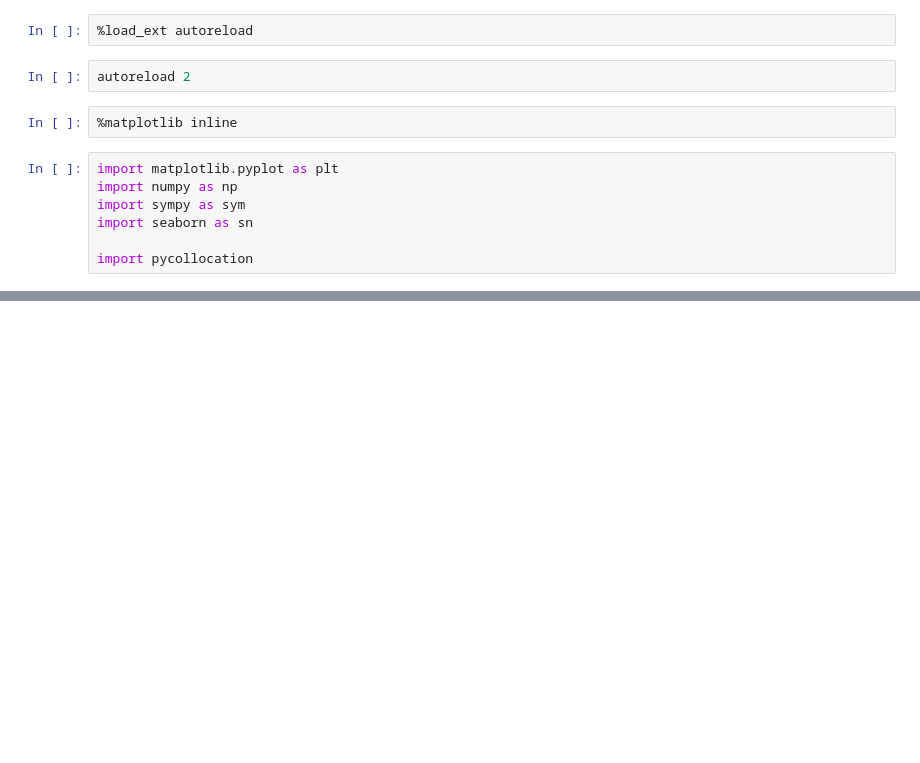
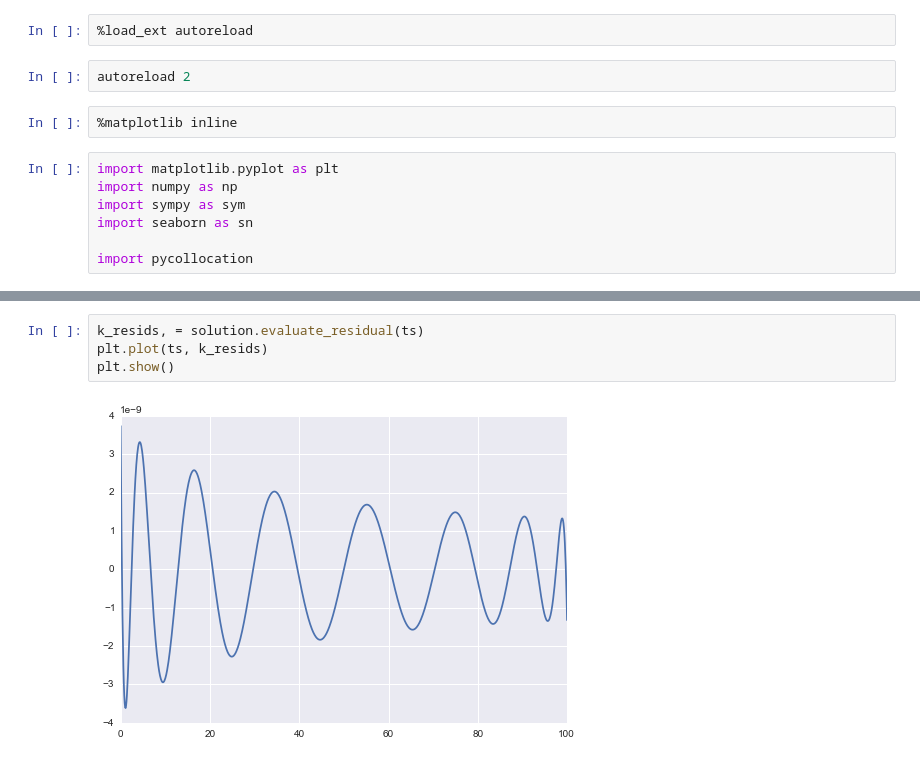
Before and after one commit to davidrpugh/pyCollocation, a Jupyter notebook: examples/solow-model.ipynb, the cells around one changed output, grey strips where cells are left out. Cells and saved outputs as stored; diff of their text form; blank space fills up the shorter version.

```diff
--- a/examples/solow-model.ipynb
+++ b/examples/solow-model.ipynb
@@ -118,0 +93,6 @@ plt.plot(ts, k_resids)
+# %%
+k_resids, = solution.evaluate_residual(ts)
+plt.plot(ts, k_resids)
+plt.show()
+# %% [output]
+[figure, added]
```
Also changed, not shown: parts of 40 cells of this notebook, 2 other files.
